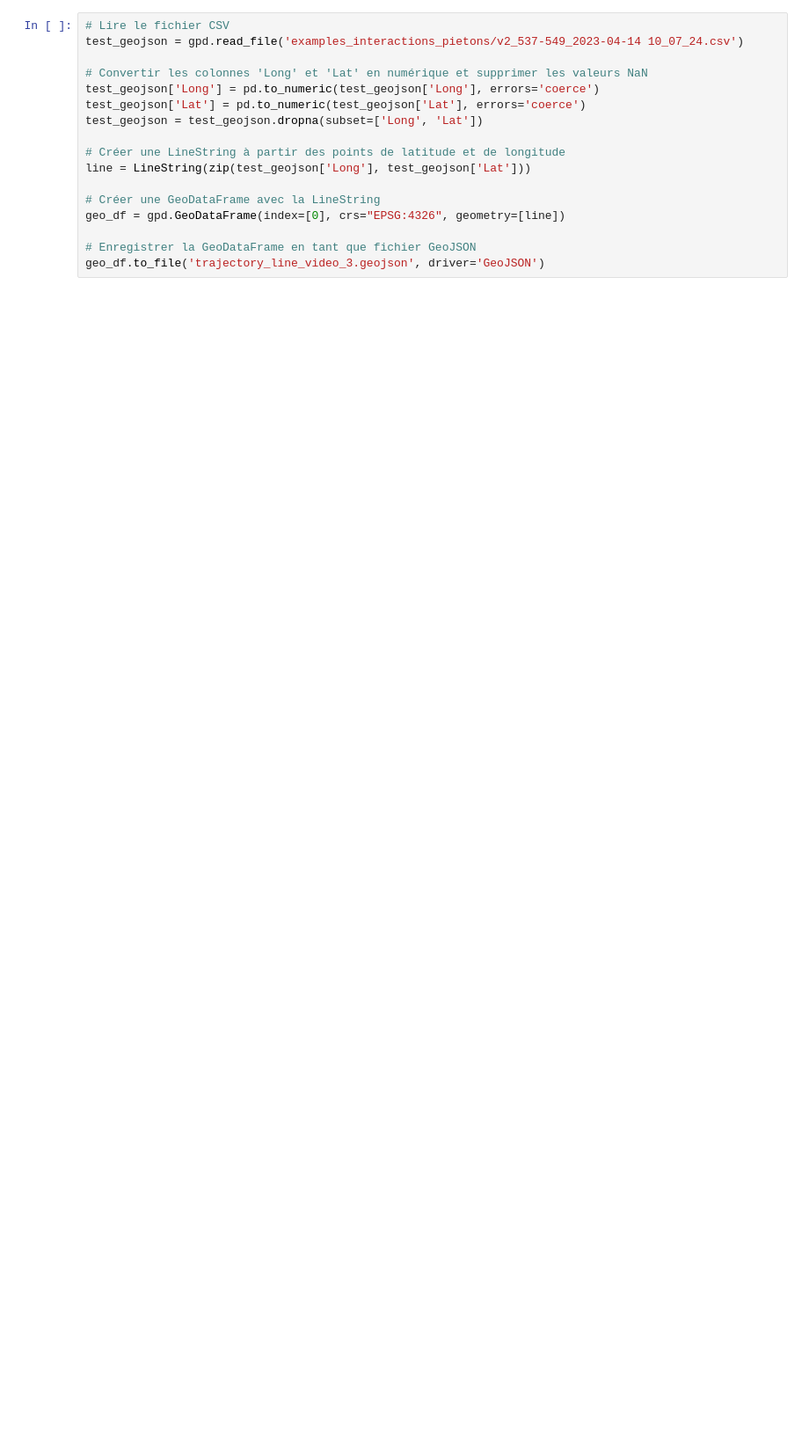
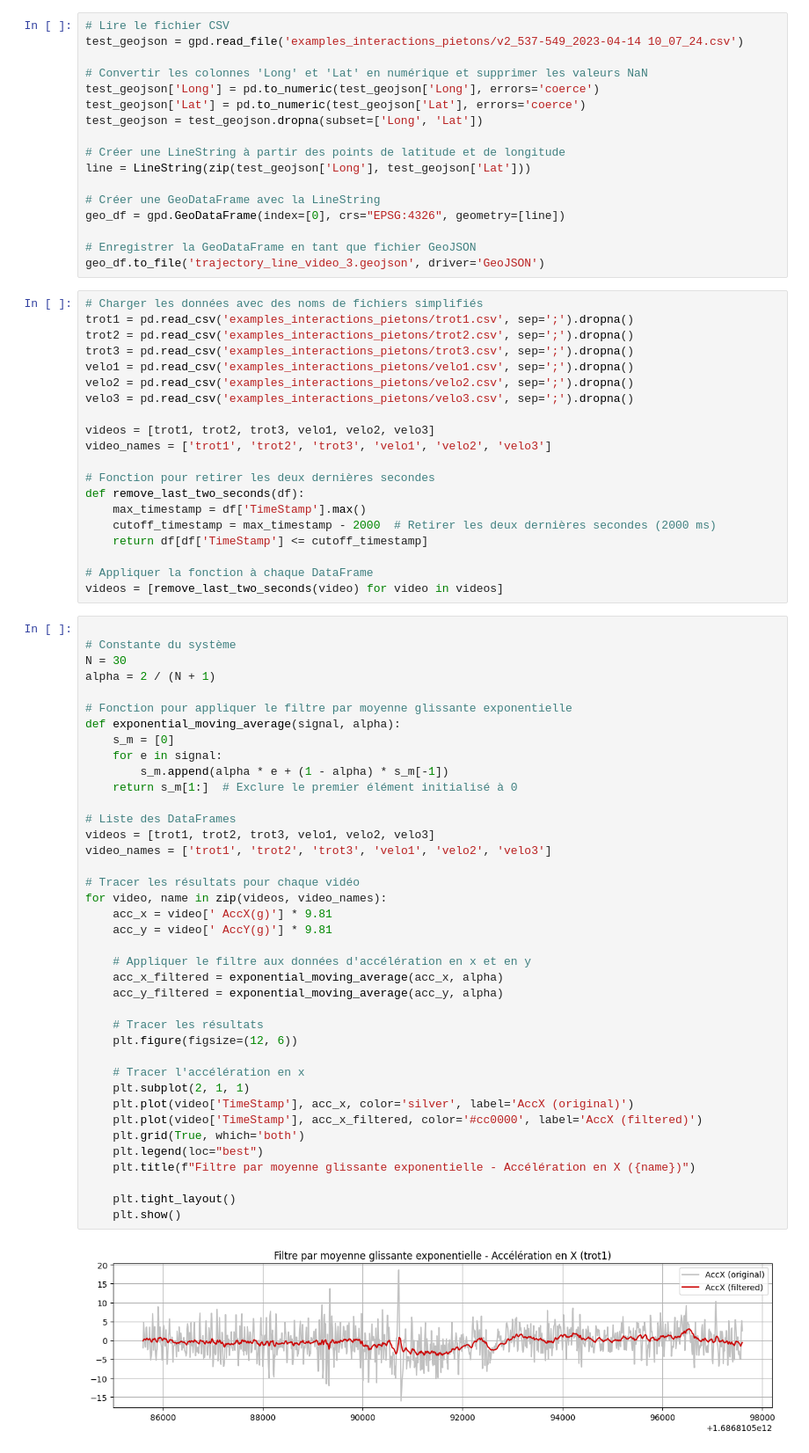
Before and after one commit to martin1207/NEWMOB, a Jupyter notebook: test.ipynb, the cells around one changed output. Shown at 88% size. Cells and saved outputs as stored; diff of their text form; blank space fills up the shorter version.

```diff
--- a/test.ipynb
+++ b/test.ipynb
@@ -374,3 +369,64 @@ geo_df = gpd.GeoDataFrame(index=[0], crs="EPSG:4326", geometry=[line])
 
 # Enregistrer la GeoDataFrame en tant que fichier GeoJSON
 geo_df.to_file('trajectory_line_video_3.geojson', driver='GeoJSON')
+# %%
+# Charger les données avec des noms de fichiers simplifiés
+trot1 = pd.read_csv('examples_interactions_pietons/trot1.csv', sep=';').dropna()
+trot2 = pd.read_csv('examples_interactions_pietons/trot2.csv', sep=';').dropna()
+trot3 = pd.read_csv('examples_interactions_pietons/trot3.csv', sep=';').dropna()
+velo1 = pd.read_csv('examples_interactions_pietons/velo1.csv', sep=';').dropna()
+velo2 = pd.read_csv('examples_interactions_pietons/velo2.csv', sep=';').dropna()
+velo3 = pd.read_csv('examples_interactions_pietons/velo3.csv', sep=';').dropna()
+
+videos = [trot1, trot2, trot3, velo1, velo2, velo3]
+video_names = ['trot1', 'trot2', 'trot3', 'velo1', 'velo2', 'velo3']
+
+# Fonction pour retirer les deux dernières secondes
+def remove_last_two_seconds(df):
+    max_timestamp = df['TimeStamp'].max()
+    cutoff_timestamp = max_timestamp - 2000  # Retirer les deux dernières secondes (2000 ms)
+    return df[df['TimeStamp'] <= cutoff_timestamp]
+
+# Appliquer la fonction à chaque DataFrame
+videos = [remove_last_two_seconds(video) for video in videos]
+# %%
+
+# Constante du système
+N = 30
+alpha = 2 / (N + 1)
+
+# Fonction pour appliquer le filtre par moyenne glissante exponentielle
+def exponential_moving_average(signal, alpha):
+    s_m = [0]
+    for e in signal:
+        s_m.append(alpha * e + (1 - alpha) * s_m[-1])
+    return s_m[1:]  # Exclure le premier élément initialisé à 0
+
+# Liste des DataFrames
+videos = [trot1, trot2, trot3, velo1, velo2, velo3]
+video_names = ['trot1', 'trot2', 'trot3', 'velo1', 'velo2', 'velo3']
+
+# Tracer les résultats pour chaque vidéo
+for video, name in zip(videos, video_names):
+    acc_x = video[' AccX(g)'] * 9.81
+    acc_y = video[' AccY(g)'] * 9.81
+
+    # Appliquer le filtre aux données d'accélération en x et en y
+    acc_x_filtered = exponential_moving_average(acc_x, alpha)
+    acc_y_filtered = exponential_moving_average(acc_y, alpha)
+
+    # Tracer les résultats
+    plt.figure(figsize=(12, 6))
+
+    # Tracer l'accélération en x
+    plt.subplot(2, 1, 1)
+    plt.plot(video['TimeStamp'], acc_x, color='silver', label='AccX (original)')
+    plt.plot(video['TimeStamp'], acc_x_filtered, color='#cc0000', label='AccX (filtered)')
+    plt.grid(True, which='both')
+    plt.legend(loc="best")
+    plt.title(f"Filtre par moyenne glissante exponentielle - Accélération en X ({name})")
+
+    plt.tight_layout()
+    plt.show()
+# %% [output]
+[figure, added]
```
Also changed, not shown: parts of 5 cells of this notebook, 12 other files.
